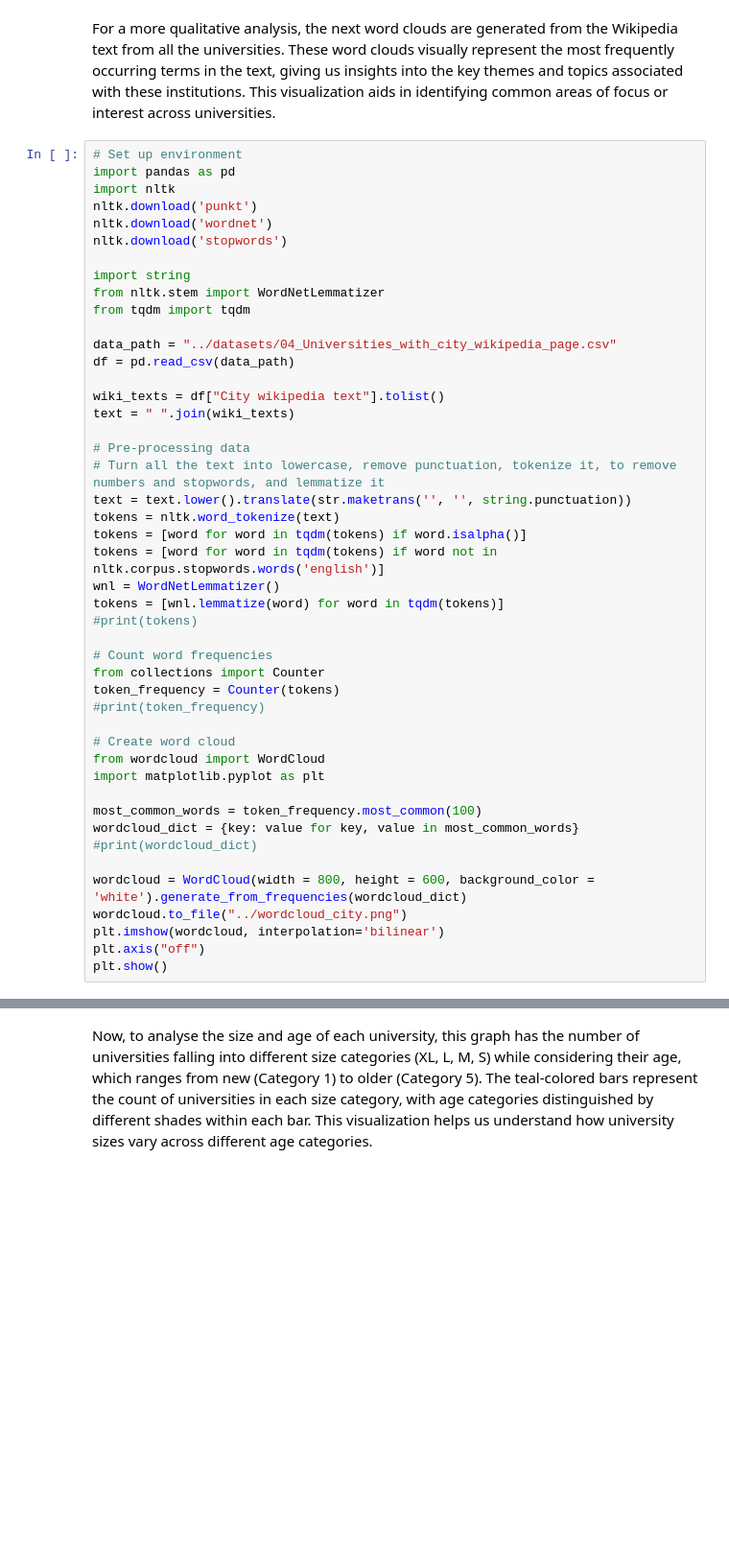
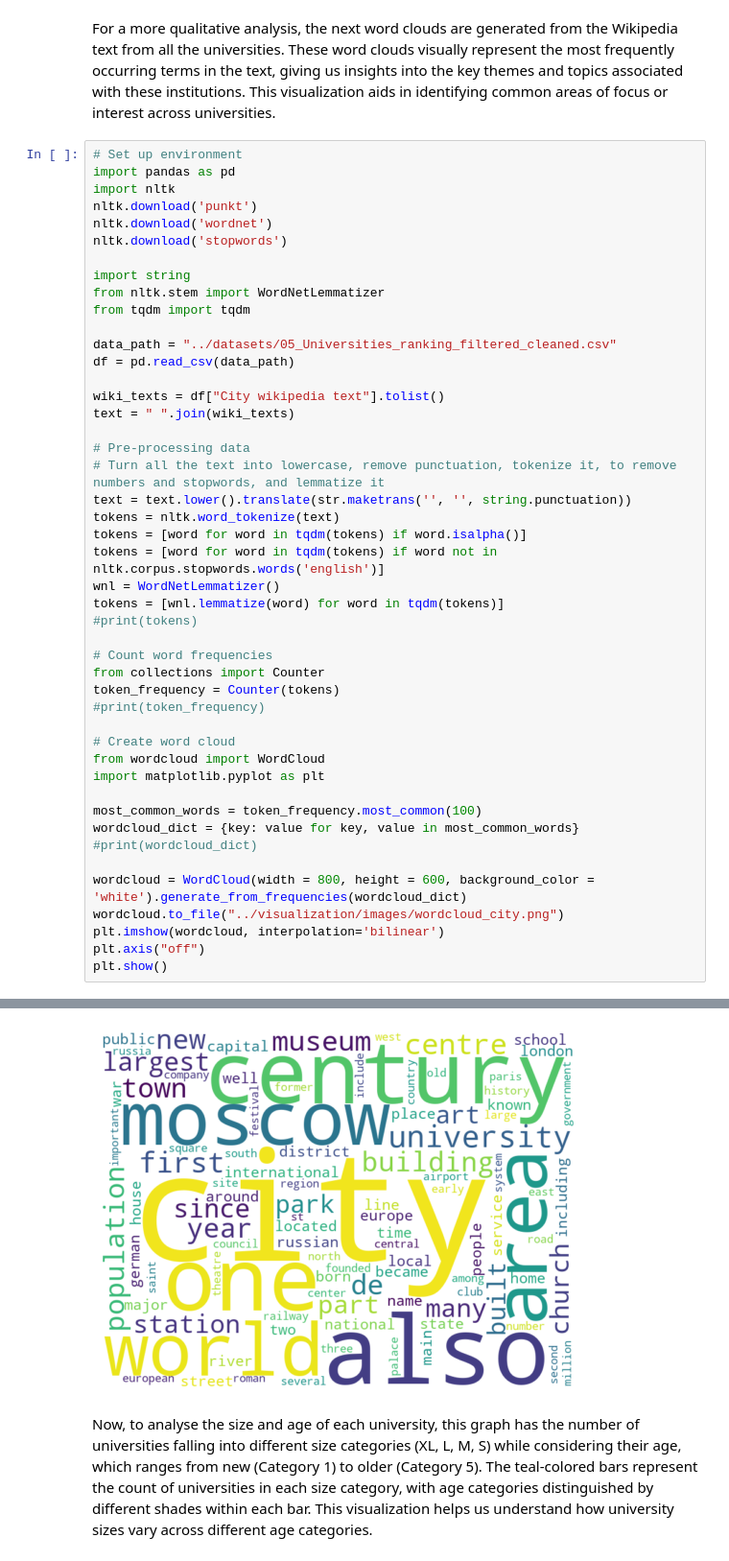
Before and after one commit to ikirovska/PRI-project, a Jupyter notebook: milestone_1/scripts/main.ipynb, the cells around one changed output, grey strips where cells are left out. Shown: that part at 96% size. Saved outputs shown, nothing was run; the diff lists cells and outputs as text; blank space fills up the shorter version.

```diff
--- a/milestone_1/scripts/main.ipynb
+++ b/milestone_1/scripts/main.ipynb
@@ -562,7 +636,7 @@ import string
 from nltk.stem import WordNetLemmatizer
 from tqdm import tqdm
 
-data_path = "../datasets/04_Universities_with_city_wikipedia_page.csv"
+data_path = "../datasets/05_Universities_ranking_filtered_cleaned.csv"
 df = pd.read_csv(data_path)
 
 wiki_texts = df["City wikipedia text"].tolist()
@@ -592,7 +666,8 @@ wordcloud_dict = {key: value for key, value in most_common_words}
 #print(wordcloud_dict)
 
 wordcloud = WordCloud(width = 800, height = 600, background_color = 'white').generate_from_frequencies(wordcloud_dict)
-wordcloud.to_file("../wordcloud_city.png")
+wordcloud.to_file("../visualization/images/wordcloud_city.png")
 plt.imshow(wordcloud, interpolation='bilinear')
 plt.axis("off")
 plt.show()
+# %% [output]
@@ -599,3 +683,4 @@ plt.show()
+[figure, added]
 # %% [markdown]
 Now, to analyse the size and age of each university, this graph has the number of universities falling into different size categories (XL, L, M, S) while considering their age, which ranges from new (Category 1) to older (Category 5). The teal-colored bars represent the count of universities in each size category, with age categories distinguished by different shades within each bar. This visualization helps us understand how university sizes vary across different age categories.
 # %%
```
Also changed, not shown: parts of 19 cells of this notebook, 16 other files.
